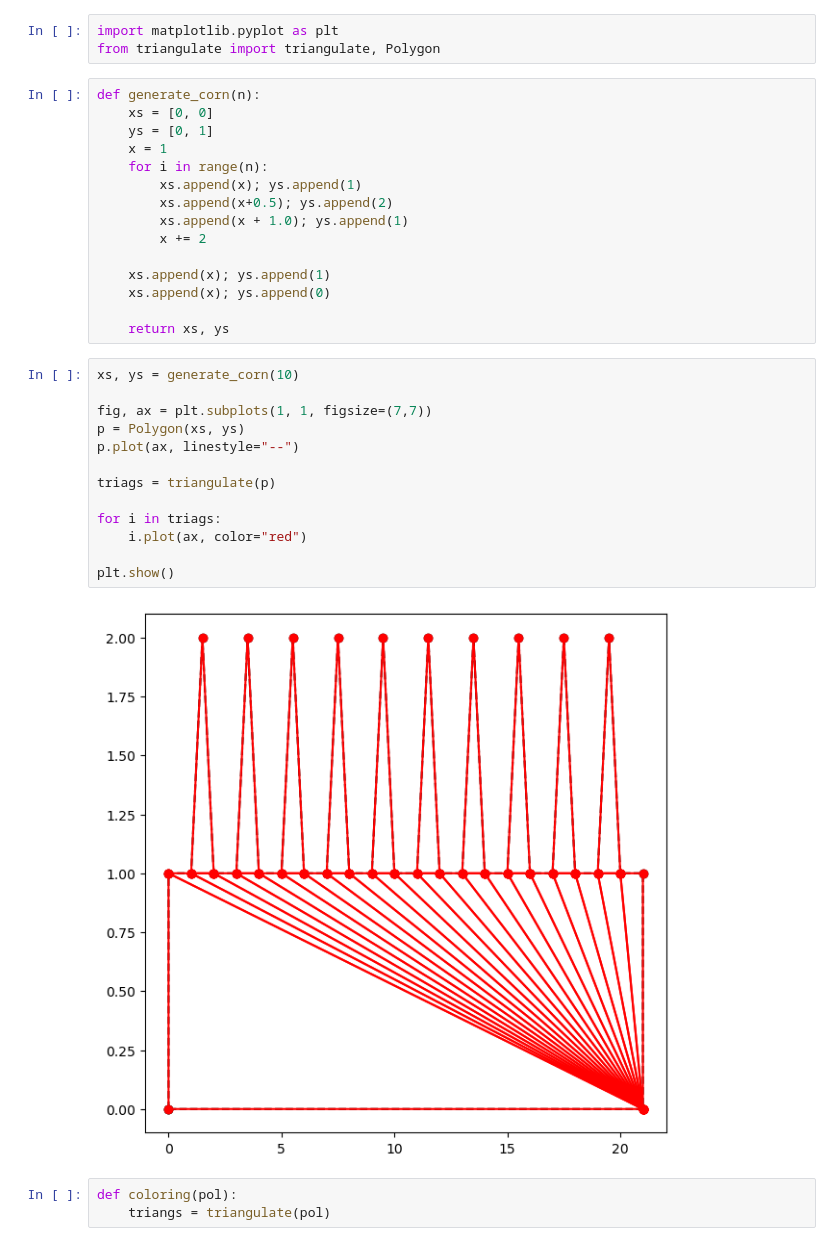
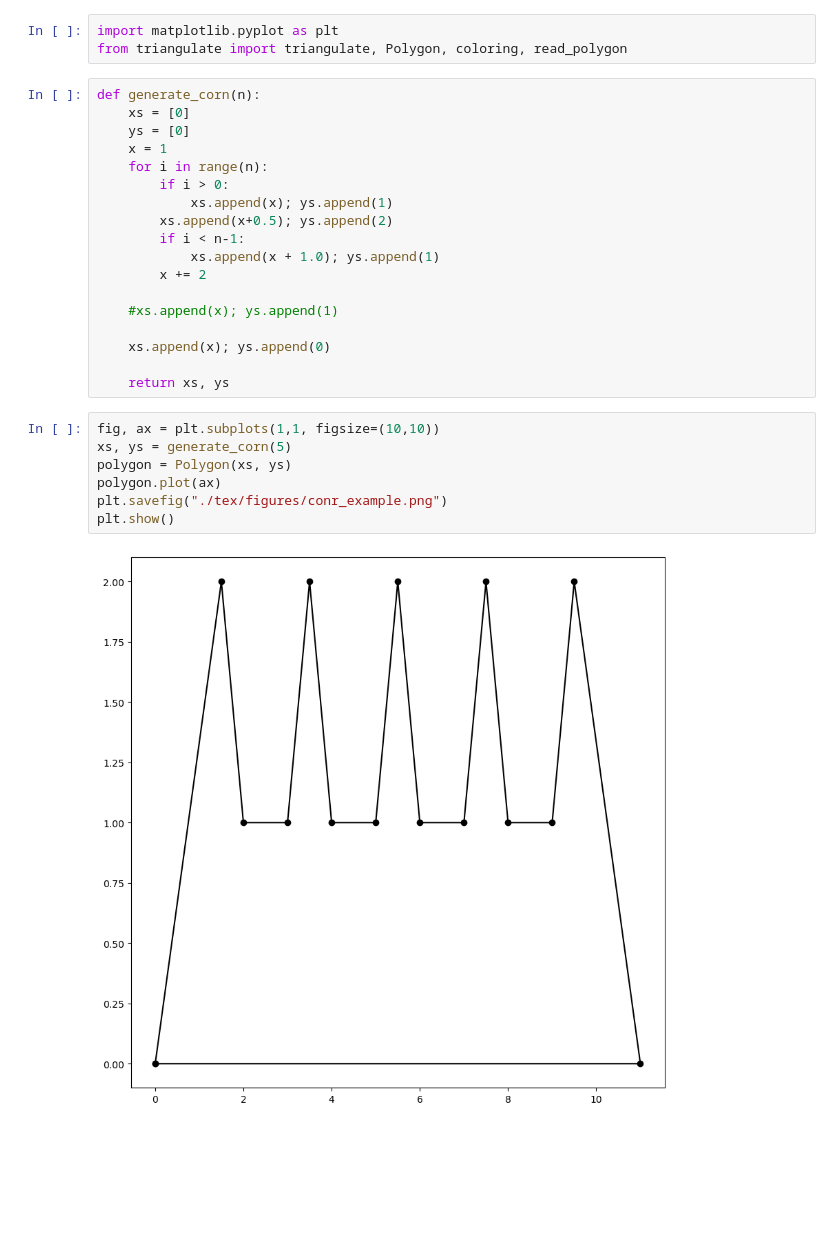
Before and after one commit to mtsodf/algoritmos, a Jupyter notebook: semana02/CornExample.ipynb, the cells around one changed output. Saved outputs shown, nothing was run; the diff lists cells and outputs as text; blank space fills up the shorter version.

Commit message:
Deixando CornExample igual o do livro

```diff
--- a/semana02/CornExample.ipynb
+++ b/semana02/CornExample.ipynb
@@ -1,36 +1,30 @@
 # %%
 import matplotlib.pyplot as plt
-from triangulate import triangulate, Polygon
+from triangulate import triangulate, Polygon, coloring, read_polygon
 # %%
 def generate_corn(n):
-    xs = [0, 0]
-    ys = [0, 1]
+    xs = [0]
+    ys = [0]
     x = 1
     for i in range(n):
-        xs.append(x); ys.append(1)
+        if i > 0:
+            xs.append(x); ys.append(1)
         xs.append(x+0.5); ys.append(2)
-        xs.append(x + 1.0); ys.append(1)
+        if i < n-1:
+            xs.append(x + 1.0); ys.append(1)
         x += 2
 
-    xs.append(x); ys.append(1)
+    #xs.append(x); ys.append(1)
+
     xs.append(x); ys.append(0)
 
     return xs, ys
-# %%
-xs, ys = generate_corn(10)
-
-fig, ax = plt.subplots(1, 1, figsize=(7,7))
-p = Polygon(xs, ys)
-p.plot(ax, linestyle="--")
-
-triags = triangulate(p)
-
-for i in triags:
-    i.plot(ax, color="red")
-
-plt.show()
-# %% [output]
-[figure, removed]
-# %%
-def coloring(pol):
-    triangs = triangulate(pol)
+# %%
+fig, ax = plt.subplots(1,1, figsize=(10,10))
+xs, ys = generate_corn(5)
+polygon = Polygon(xs, ys)
+polygon.plot(ax)
+plt.savefig("./tex/figures/conr_example.png")
+plt.show()
+# %% [output]
+[figure, added]
```
Also changed, not shown: parts of 3 cells of this notebook.
